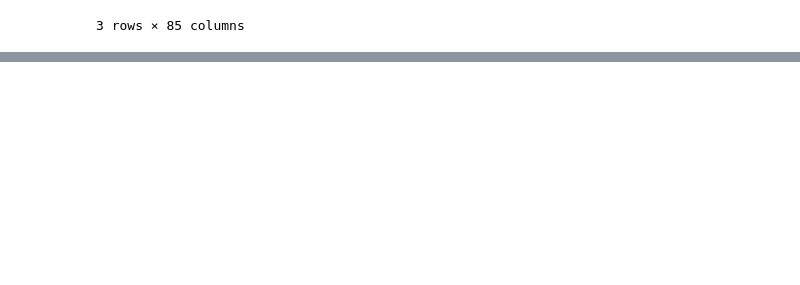
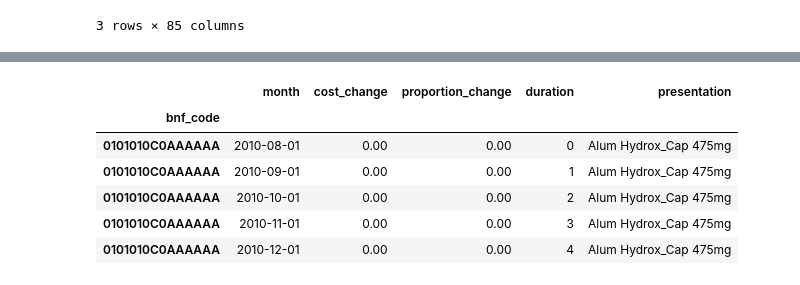
Before and after one commit to ebmdatalab/outlier-detection, a Jupyter notebook: ppu_change_detection/PPU_change_detecting.ipynb, the cells around one changed output, grey strips where cells are left out. Saved outputs shown, nothing was run; the diff lists cells and outputs as text; code cells hidden in the pictures; blank space fills up the shorter version.

```diff
--- a/ppu_change_detection/PPU_change_detecting.ipynb
+++ b/ppu_change_detection/PPU_change_detecting.ipynb
@@ -74,3 +74,15 @@ quantity.head(3)
 | 0101010C0AAACAC | NaN | NaN | NaN | NaN | NaN | NaN | NaN | NaN | NaN | NaN | ... | ... |
 | 0101010C0AAAHAH | NaN | NaN | NaN | NaN | NaN | NaN | NaN | NaN | NaN | NaN | ... | ... |
 3 rows × 85 columns
+# %%
+q = '''
+SELECT
+  presentation_code as bnf_code,
+  presentation
+FROM
+  ebmdatalab.hscic.bnf
+ORDER BY
+  bnf_code
+'''
+bnf_names = pd.io.gbq.read_gbq(q, GBQ_PROJECT_ID, verbose=False, dialect='standard')
+bnf_names.head(3)
@@ -183,0 +255,30 @@ for i in range(1,df.shape[1]):
+# %%
+change.columns = dates
+change_proportion.columns = dates
+duration.columns = dates
+
+output = change.stack().reset_index()
+output = output.merge(change_proportion.stack().reset_index(),
+                      how='left',
+                      on=['bnf_code','month'])
+output = output.merge(duration.stack().reset_index(),
+                      how='left',
+                      on=['bnf_code','month'])
+output.columns = ['bnf_code','month','cost_change','proportion_change','duration']
+output = output.merge(bnf_names,
+                      how='left',
+                      on='bnf_code')
+
+output = output.set_index(['bnf_code'])
+
+pd.options.display.float_format = '{:,.2f}'.format
+#output.loc[output['duration']<5].sort_values(by='cost_change',ascending=False)
+output.head()
+# %% [output]
+|  | month | cost_change | proportion_change | duration | presentation |
+| bnf_code |  |  |  |  |  |
+| 0101010C0AAAAAA | 2010-08-01 | 0.00 | 0.00 | 0 | Alum Hydrox_Cap 475mg |
+| 0101010C0AAAAAA | 2010-09-01 | 0.00 | 0.00 | 1 | Alum Hydrox_Cap 475mg |
+| 0101010C0AAAAAA | 2010-10-01 | 0.00 | 0.00 | 2 | Alum Hydrox_Cap 475mg |
+| 0101010C0AAAAAA | 2010-11-01 | 0.00 | 0.00 | 3 | Alum Hydrox_Cap 475mg |
+| 0101010C0AAAAAA | 2010-12-01 | 0.00 | 0.00 | 4 | Alum Hydrox_Cap 475mg |
```
Also changed, not shown: parts of 32 cells of this notebook, 1 other file.
